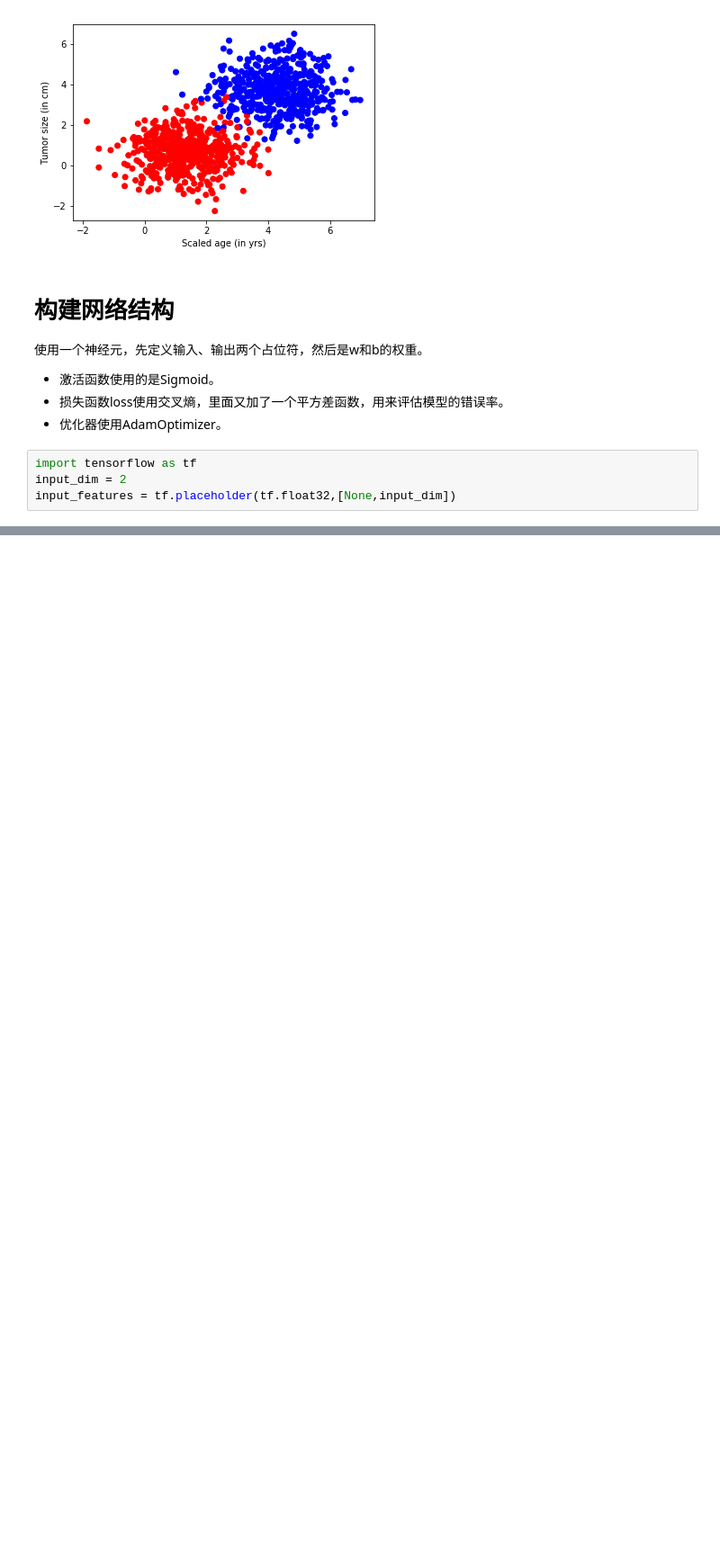
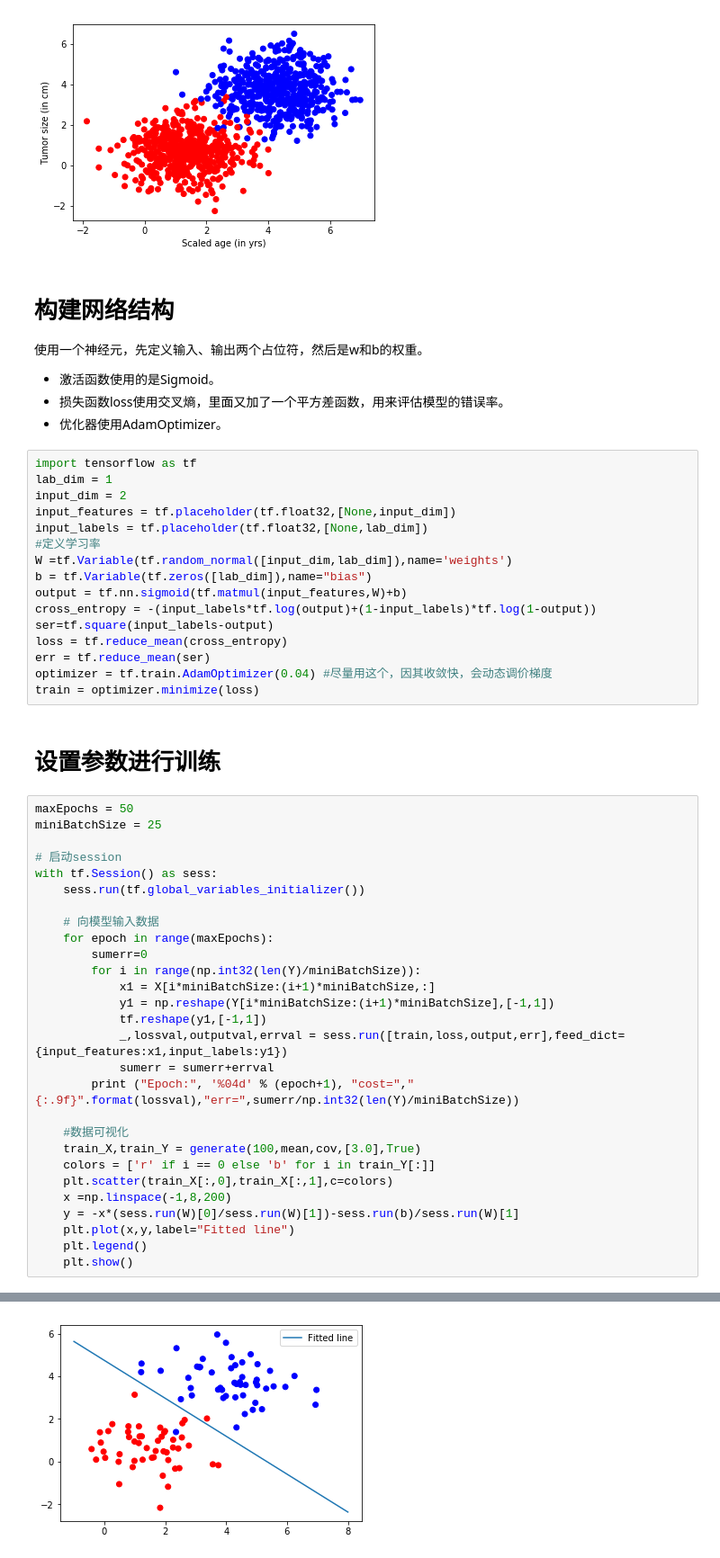
Before and after one commit to lllhhh/DeepLearningNotes, a Jupyter notebook: Tensorflow（原理、实践）/第十四节 多层神经网络.ipynb, the cells around one changed output, grey strips where cells are left out. Shown at 90% size. Cells and saved outputs as stored; diff of their text form; blank space fills up the shorter version.

```diff
--- a/Tensorflow（原理、实践）/第十四节 多层神经网络.ipynb
+++ b/Tensorflow（原理、实践）/第十四节 多层神经网络.ipynb
@@ -52,7 +58,50 @@ plt.show()
 - 激活函数使用的是Sigmoid。
 - 损失函数loss使用交叉熵，里面又加了一个平方差函数，用来评估模型的错误率。
 - 优化器使用AdamOptimizer。
-# %%
-import tensorflow as tf
-input_dim = 2
-input_features = tf.placeholder(tf.float32,[None,input_dim])
+# %%
+import tensorflow as tf
+lab_dim = 1
+input_dim = 2
+input_features = tf.placeholder(tf.float32,[None,input_dim])
+input_labels = tf.placeholder(tf.float32,[None,lab_dim])
+#定义学习率
+W =tf.Variable(tf.random_normal([input_dim,lab_dim]),name='weights')
+b = tf.Variable(tf.zeros([lab_dim]),name="bias")
+output = tf.nn.sigmoid(tf.matmul(input_features,W)+b)
+cross_entropy = -(input_labels*tf.log(output)+(1-input_labels)*tf.log(1-output))
+ser=tf.square(input_labels-output)
+loss = tf.reduce_mean(cross_entropy)
+err = tf.reduce_mean(ser)
+optimizer = tf.train.AdamOptimizer(0.04) #尽量用这个，因其收敛快，会动态调价梯度
+train = optimizer.minimize(loss)
+# %% [markdown]
+# 设置参数进行训练
+# %%
+maxEpochs = 50
+miniBatchSize = 25
+
+# 启动session
+with tf.Session() as sess:
+    sess.run(tf.global_variables_initializer())
+
+    # 向模型输入数据
+    for epoch in range(maxEpochs):
+        sumerr=0
+        for i in range(np.int32(len(Y)/miniBatchSize)):
+            x1 = X[i*miniBatchSize:(i+1)*miniBatchSize,:]
+            y1 = np.reshape(Y[i*miniBatchSize:(i+1)*miniBatchSize],[-1,1])
+            tf.reshape(y1,[-1,1])
+            _,lossval,outputval,errval = sess.run([train,loss,output,err],feed_dict={input_features:x1,input_labels:y1})
+            sumerr = sumerr+errval
+        print ("Epoch:", '%04d' % (epoch+1), "cost=","{:.9f}".format(lossval),"err=",sumerr/np.int32(len(Y)/miniBatchSize))
+
+    #数据可视化
+    train_X,train_Y = generate(100,mean,cov,[3.0],True)
+    colors = ['r' if i == 0 else 'b' for i in train_Y[:]]
+    plt.scatter(train_X[:,0],train_X[:,1],c=colors)
+    x =np.linspace(-1,8,200)
+    y = -x*(sess.run(W)[0]/sess.run(W)[1])-sess.run(b)/sess.run(W)[1]
+    plt.plot(x,y,label="Fitted line")
+    plt.legend()
+    plt.show()
+# %% [output]
@@ -58,0 +125 @@ input_features = tf.placeholder(tf.float32,[None,input_dim])
+[figure, added]
```
Also changed, not shown: parts of 4 cells of this notebook.
